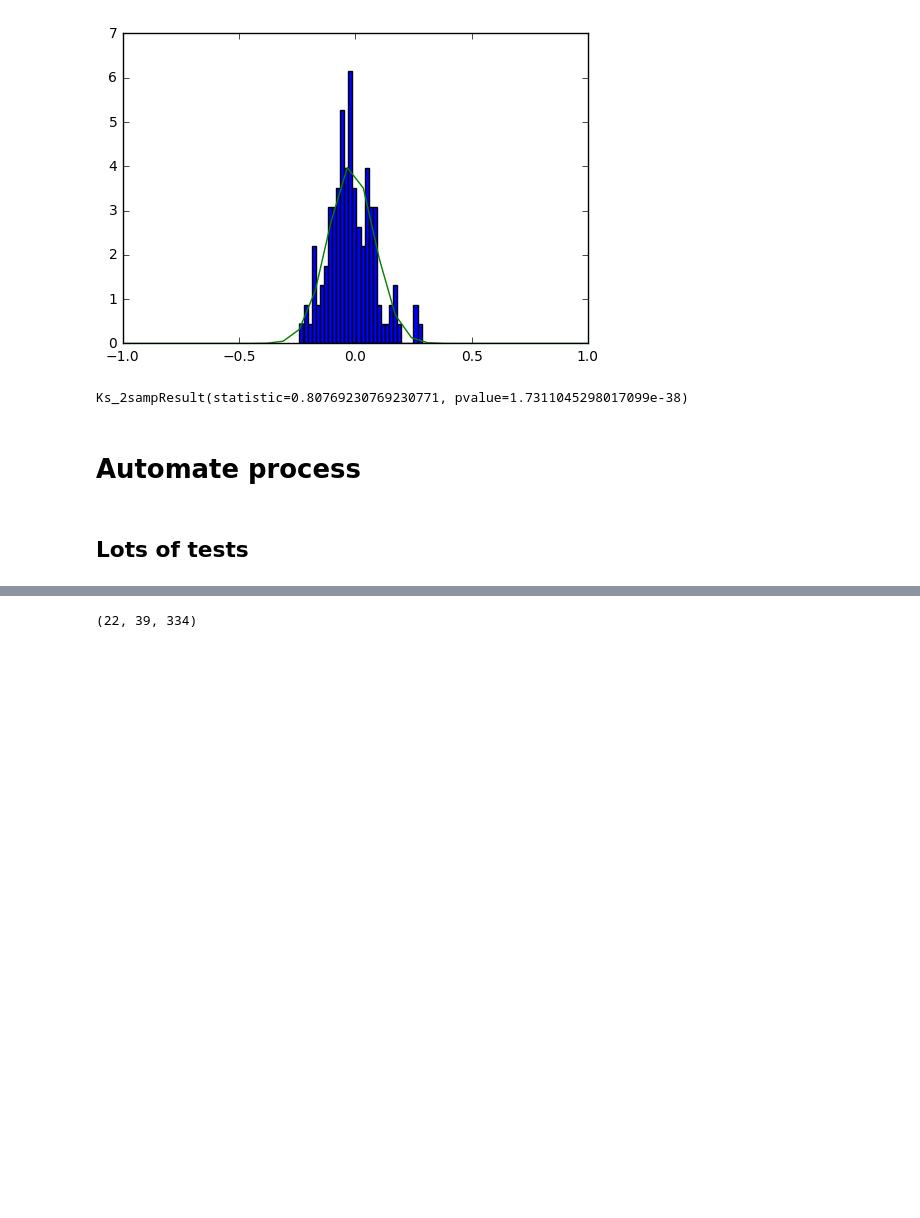
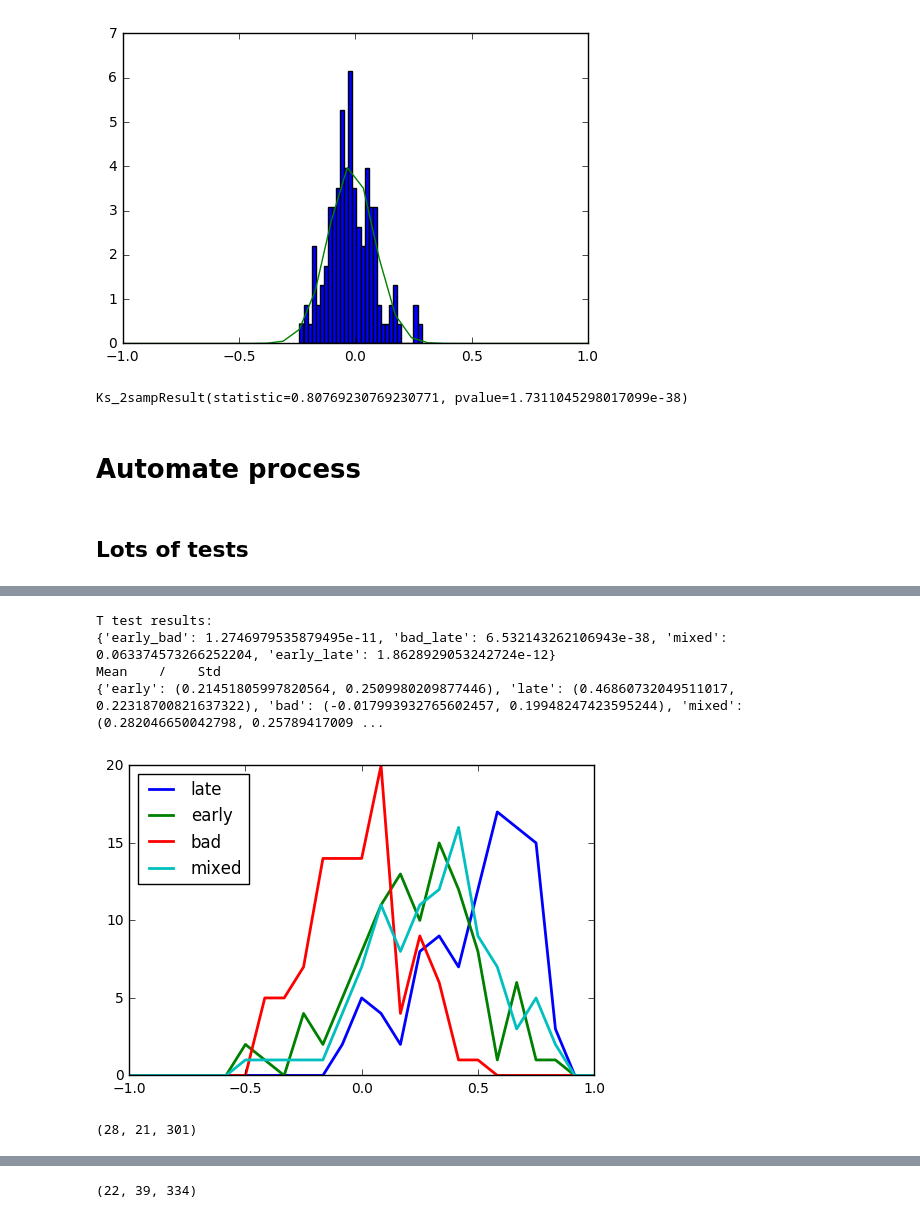
Before and after one commit to EstevaoUyra/Spikes, a Jupyter notebook: decoder.ipynb, the cells around one changed output, grey strips where cells are left out. Saved outputs shown, nothing was run; the diff lists cells and outputs as text; code cells hidden in the pictures; blank space fills up the shorter version.

```diff
--- a/decoder.ipynb
+++ b/decoder.ipynb
@@ -301,14 +301,16 @@ def late_early_bad(endingDS, beginningDS, timesToUse, trainSize, clf=SVC()):
     badPreds = predMaker.predictAllResults(badData, clfBadBox)
     mixedPreds = predMaker.predictAllResults(earlyData, clfLateBox)
 
+
     lateCorrs = predMaker.correlate(latePreds, timesToUse)
     earlyCorrs = predMaker.correlate(earlyPreds, timesToUse)
     badCorrs = predMaker.correlate(badPreds, timesToUse)
     mixedCorrs = predMaker.correlate(mixedPreds, timesToUse)
 
-    meanStdCorr={}
+    meanStdCorr = {}
     t_tests = {}
     KStests = {}
+    allCorrs = {}
 
     meanStdCorr['early'] = (earlyCorrs.mean(), earlyCorrs.std())
     meanStdCorr['late'] = (lateCorrs.mean(), lateCorrs.std())
@@ -325,4 +327,9 @@ def late_early_bad(endingDS, beginningDS, timesToUse, trainSize, clf=SVC()):
     KStests['bad_late'] = st.ks_2samp(lateCorrs,badCorrs).pvalue
     KStests['mixed'] = st.ks_2samp(earlyCorrs,mixedCorrs).pvalue
 
-    return t_tests,KStests,meanStdCorr
+    allCorrs['late'] = lateCorrs
+    allCorrs['early'] = earlyCorrs
+    allCorrs['bad'] = badCorrs
+    allCorrs['mixed'] = mixedCorrs
+
+    return t_tests, KStests, meanStdCorr, allCorrs
@@ -333,0 +375,9 @@ trainSize=60
+# %%
+bigR10 = loadmat('bigbin_r10.mat')['C']
+bigR10 = np.nan_to_num(np.swapaxes(bigR10,0,2))
+bigR10.shape
+
+endingDS = bigR10[:40,:10,-100:]
+beginningDS = bigR10[:40,:10,:100]
+timesToUse = range(10)
+trainSize = 80
@@ -333,0 +430,34 @@ trainSize=60
+# %%
+bigR8 = loadmat('bigbin_r8.mat')['C']
+bigR8 = np.nan_to_num(np.swapaxes(bigR8,0,2))
+bigR8.shape
+
+endingDS = bigR10[:28,:10,-100:]
+beginningDS = bigR10[:28,:10,:100]
+timesToUse = range(10)
+trainSize = 80
+# %%
+t,k,mean_std,allCorrs = late_early_bad(endingDS, beginningDS, timesToUse, trainSize, clf=SVC())
+# %%
+print('T test results: ')
+print(t)
+print('Mean    /    Std')
+print(mean_std)
+makeHist(allCorrs)
+# %% [output]
+T test results:
+{'early_bad': 1.2746979535879495e-11, 'bad_late': 6.532143262106943e-38, 'mixed': 0.063374573266252204, 'early_late': 1.8628929053242724e-12}
+Mean    /    Std
+{'early': (0.21451805997820564, 0.2509980209877446), 'late': (0.46860732049511017, 0.22318700821637322), 'bad': (-0.017993932765602457, 0.19948247423595244), 'mixed': (0.282046650042798, 0.25789417009 ...
+[figure, added]
+# %%
+normR8 = loadmat('normbin_r8.mat')['C']
+normR8 = np.nan_to_num(np.swapaxes(normR8,0,2))
+print(normR8.shape)
+
+endingDS = normR8[:,:20,-100:]
+beginningDS = normR8[:,:20,:100]
+timesToUse = range(20)
+trainSize = 80
+# %% [output]
+(28, 21, 301)
```
Also changed, not shown: parts of 36 cells of this notebook.
